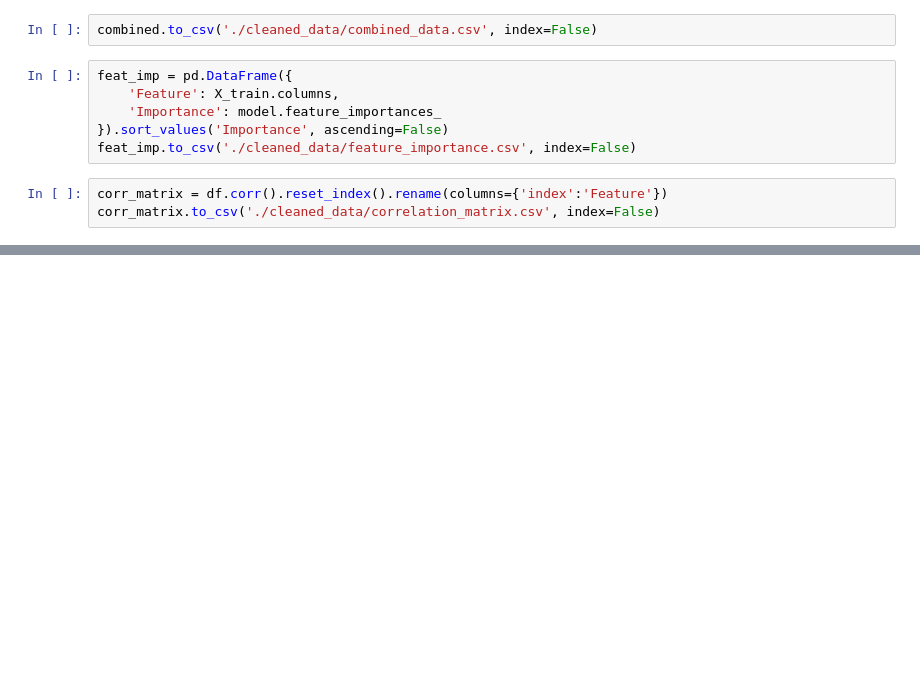
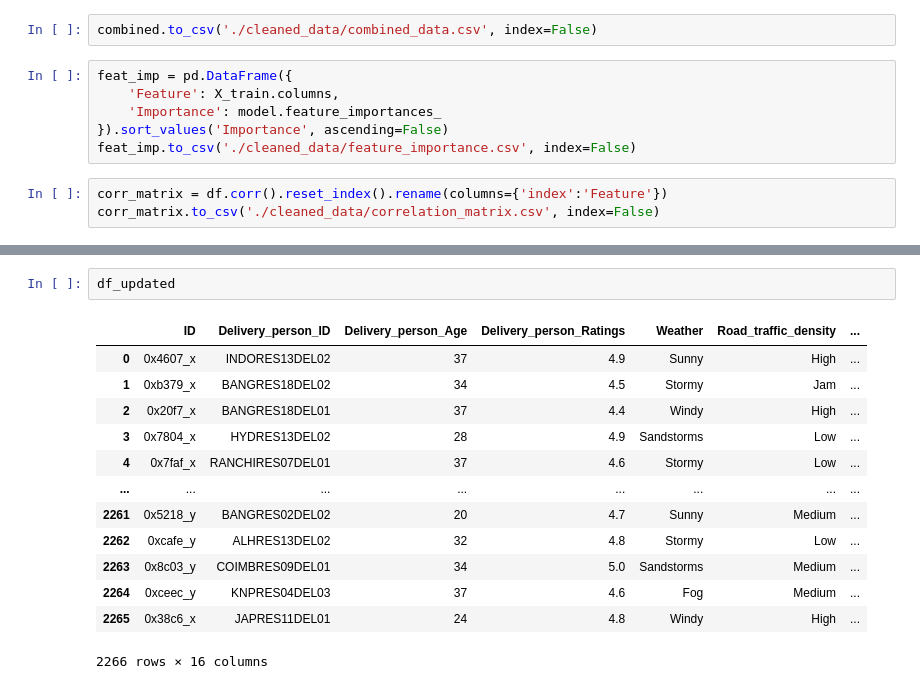
Before and after one commit to fahmiismailr/Amazon-Business-Research-Analyst-Dataset-Project, a Jupyter notebook: main.ipynb, the cells around one changed output, grey strips where cells are left out. Saved outputs shown, nothing was run; the diff lists cells and outputs as text; blank space fills up the shorter version.

```diff
--- a/main.ipynb
+++ b/main.ipynb
@@ -1875,0 +1894,16 @@ corr_matrix.to_csv('./cleaned_data/correlation_matrix.csv', index=False)
+# %%
+df_updated
+# %% [output]
+|  | ID | Delivery_person_ID | Delivery_person_Age | Delivery_person_Ratings | Weather | Road_traffic_density | ... |
+| 0 | 0x4607_x | INDORES13DEL02 | 37 | 4.9 | Sunny | High | ... |
+| 1 | 0xb379_x | BANGRES18DEL02 | 34 | 4.5 | Stormy | Jam | ... |
+| 2 | 0x20f7_x | BANGRES18DEL01 | 37 | 4.4 | Windy | High | ... |
+| 3 | 0x7804_x | HYDRES13DEL02 | 28 | 4.9 | Sandstorms | Low | ... |
+| 4 | 0x7faf_x | RANCHIRES07DEL01 | 37 | 4.6 | Stormy | Low | ... |
+| ... | ... | ... | ... | ... | ... | ... | ... |
+| 2261 | 0x5218_y | BANGRES02DEL02 | 20 | 4.7 | Sunny | Medium | ... |
+| 2262 | 0xcafe_y | ALHRES13DEL02 | 32 | 4.8 | Stormy | Low | ... |
+| 2263 | 0x8c03_y | COIMBRES09DEL01 | 34 | 5.0 | Sandstorms | Medium | ... |
+| 2264 | 0xceec_y | KNPRES04DEL03 | 37 | 4.6 | Fog | Medium | ... |
+| 2265 | 0x38c6_x | JAPRES11DEL01 | 24 | 4.8 | Windy | High | ... |
+2266 rows × 16 columns
```
Also changed, not shown: parts of 5 cells of this notebook.
